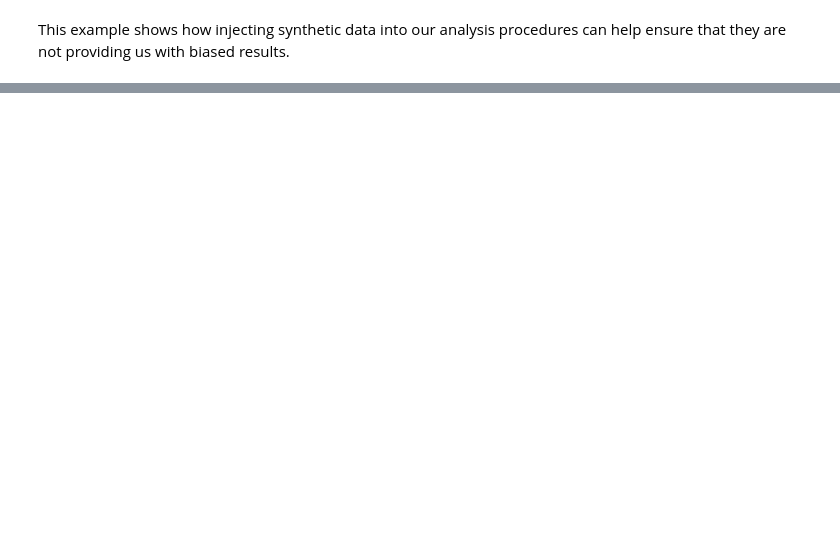
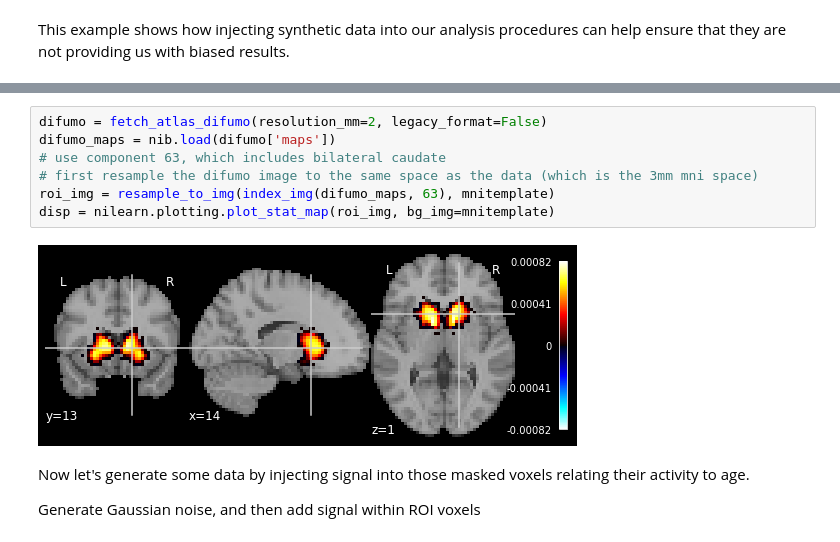
Before and after one commit to poldrack/reproducible-coding-workshop, a Jupyter notebook: notebooks/AnalyticValidation.ipynb, the cells around one changed output, grey strips where cells are left out. Drawn from its saved outputs; the diff is of its cells as text; blank space fills up the shorter version.

```diff
--- a/notebooks/AnalyticValidation.ipynb
+++ b/notebooks/AnalyticValidation.ipynb
@@ -137,0 +156,13 @@ In the previous example we tested whether our procedure effectively controls for
+# %%
+difumo = fetch_atlas_difumo(resolution_mm=2, legacy_format=False)
+difumo_maps = nib.load(difumo['maps'])
+# use component 63, which includes bilateral caudate
+# first resample the difumo image to the same space as the data (which is the 3mm mni space)
+roi_img = resample_to_img(index_img(difumo_maps, 63), mnitemplate)
+disp = nilearn.plotting.plot_stat_map(roi_img, bg_img=mnitemplate)
+# %% [output]
+[figure, added]
+# %% [markdown]
+Now let's generate some data by injecting signal into those masked voxels relating their activity to age.
+
+Generate Gaussian noise, and then add signal within ROI voxels
```
Also changed, not shown: parts of 18 cells of this notebook.
